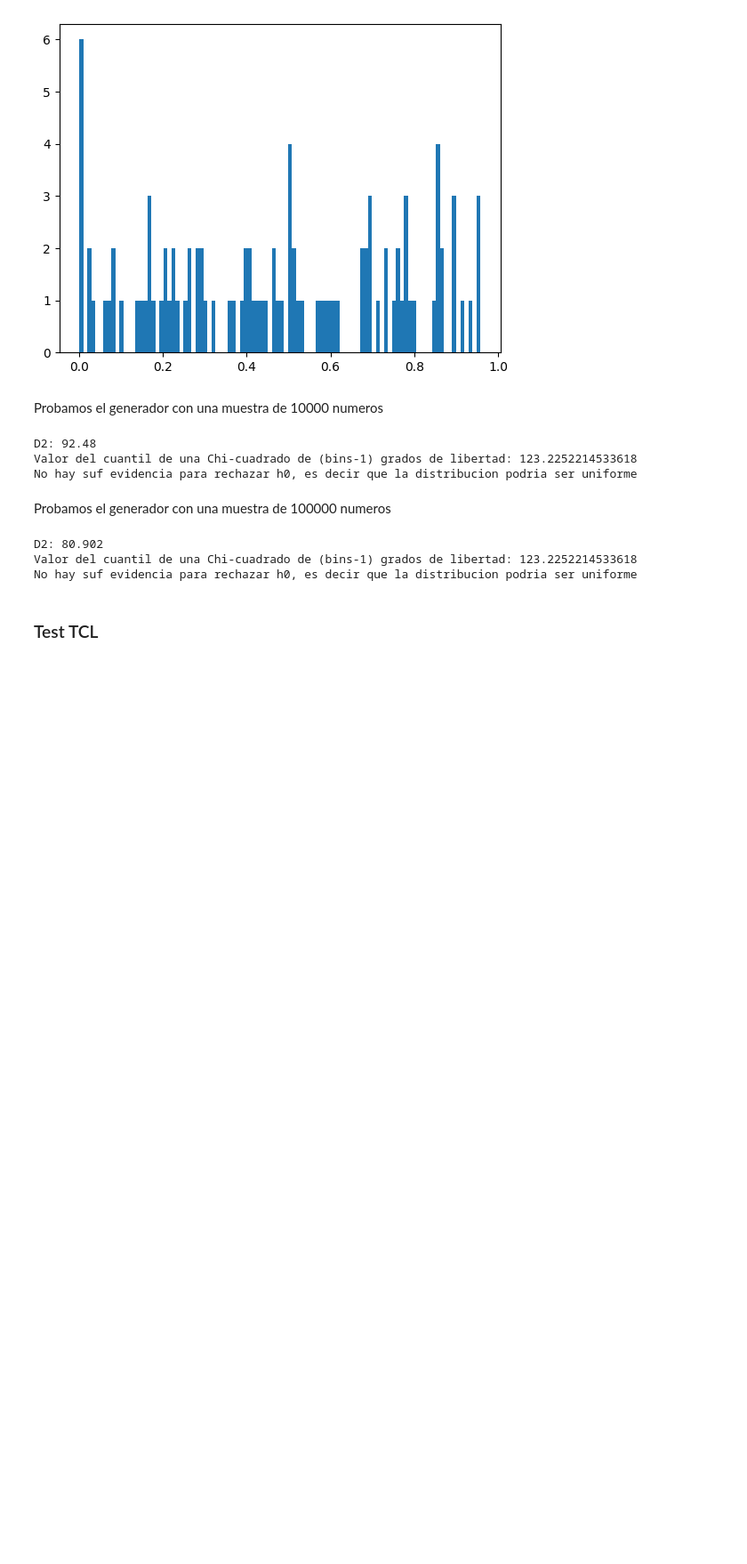
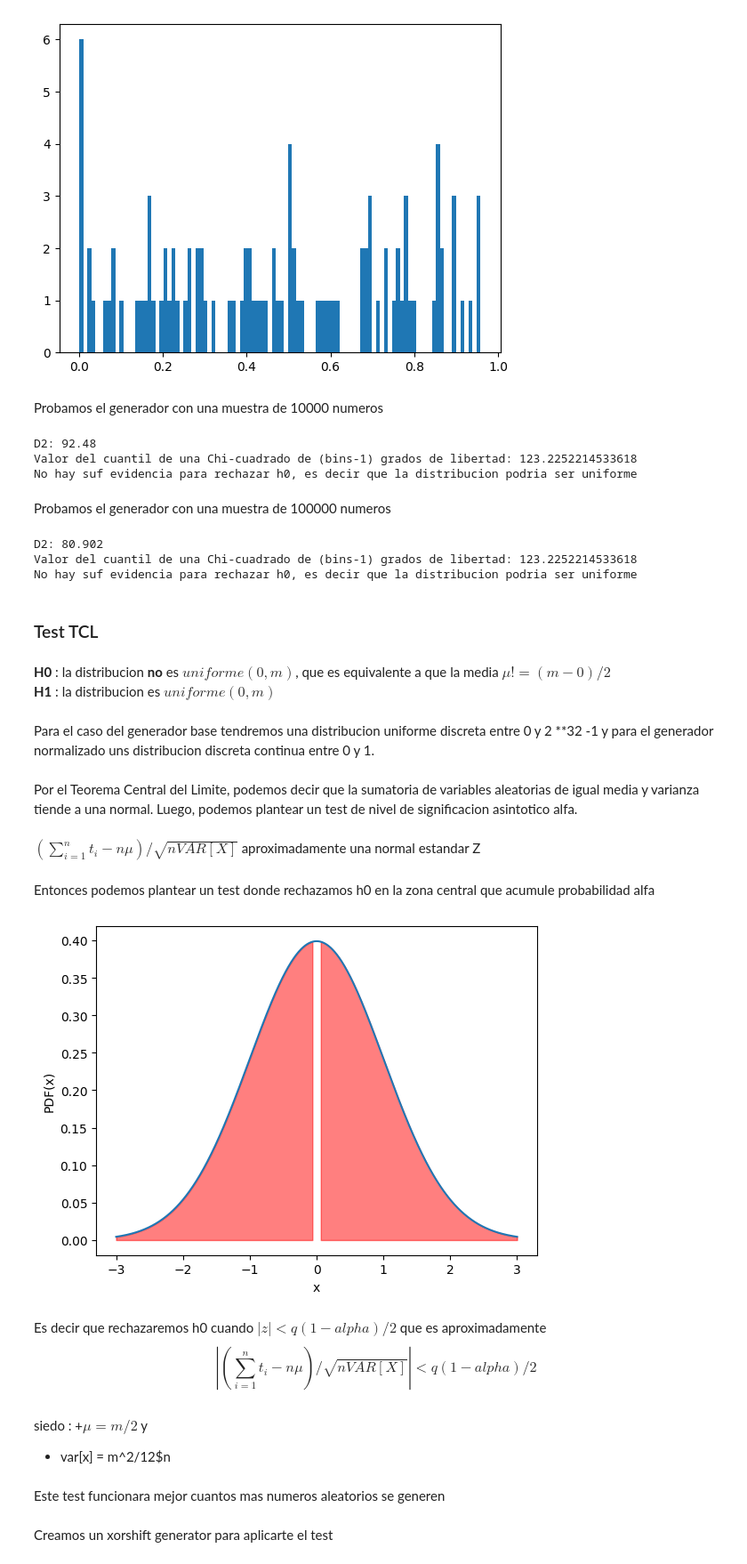
Before and after one commit to Rivejjj/Los-Simuladores, a Jupyter notebook: tp1.ipynb, the cells around one changed output. Shown at 89% size. Cells and saved outputs as stored; diff of their text form; code cells hidden in the pictures; blank space fills up the shorter version.

Commit message:
Seguimos con los tests. Se agregaron los test de Kolgomorov-Smirnov y TCL. Falta chhequear y emprolijar KS y ver la duda que tenia higlak en TCL

```diff
--- a/tp1.ipynb
+++ b/tp1.ipynb
@@ -248,3 +251,50 @@ Valor del cuantil de una Chi-cuadrado de (bins-1) grados de libertad: 123.225221
 No hay suf evidencia para rechazar h0, es decir que la distribucion podria ser uniforme
 # %% [markdown]
 ### Test TCL
+# %% [markdown]
+**H0** : la distribucion **no** es $uniforme (0,m)$, que es equivalente a que la media $μ != (m-0)/2$
+**H1** : la distribucion es $uniforme (0,m)$
+# %% [markdown]
+Para el caso del generador base tendremos una distribucion uniforme discreta entre 0 y 2 **32 -1 y para el generador normalizado uns distribucion discreta continua entre 0 y 1.
+# %% [markdown]
+Por el Teorema Central del Limite, podemos decir que la sumatoria de variables aleatorias de igual media y varianza tiende a una normal. Luego, podemos plantear un test de nivel de significacion asintotico alfa.
+# %% [markdown]
+$(\sum_{i=1}^{n} t_i - nμ)/ \sqrt{nVAR[X]}$  aproximadamente una normal estandar Z
+# %% [markdown]
+Entonces podemos plantear un test donde rechazamos h0 en la zona central que acumule probabilidad alfa
+# %%
+from scipy.stats import norm
+
+# Crear un array de valores x en el rango de -3 a 3
+x = np.linspace(-3, 3, 1000)
+alpha = 0.05
+# Calcular la función de densidad de probabilidad (PDF) de la distribución normal estándar
+pdf = np.exp(-0.5*x**2) / np.sqrt(2*np.pi)
+# Trama la PDF en un gráfico
+plt.plot(x, pdf)
+
+# Marca los cuantiles del 5% y del 95% con un relleno rojo
+lower_quantile = norm.ppf((1-alpha)/2)  # cuantil del 5%
+upper_quantile = -norm.ppf((1-alpha)/2)  # cuantil del 95%
+
+plt.fill_between(x, pdf, where=(x < lower_quantile), color='red', alpha=0.5)
+plt.fill_between(x, pdf, where=(x > upper_quantile), color='red', alpha=0.5)
+
+# Agrega etiquetas al gráfico y muestra el resultado
+plt
+
+plt.xlabel('x')
+plt.ylabel('PDF(x)')
+plt.show()
+# %% [output]
+[figure, added]
+# %% [markdown]
+Es decir que rechazaremos h0 cuando $|z| < q(1-alpha)/2$ que es aproximadamente $$|(\sum_{i=1}^{n} t_i - nμ)/ \sqrt{nVAR[X]}| < q(1-alpha)/2$$
+# %% [markdown]
+siedo :
++$μ = m/2$ y
++ var[x] = m^2/12$n
+# %% [markdown]
+Este test funcionara mejor cuantos mas numeros aleatorios se generen
+# %% [markdown]
+Creamos un xorshift generator para aplicarte el test
```
Also changed, not shown: parts of 27 cells of this notebook.
